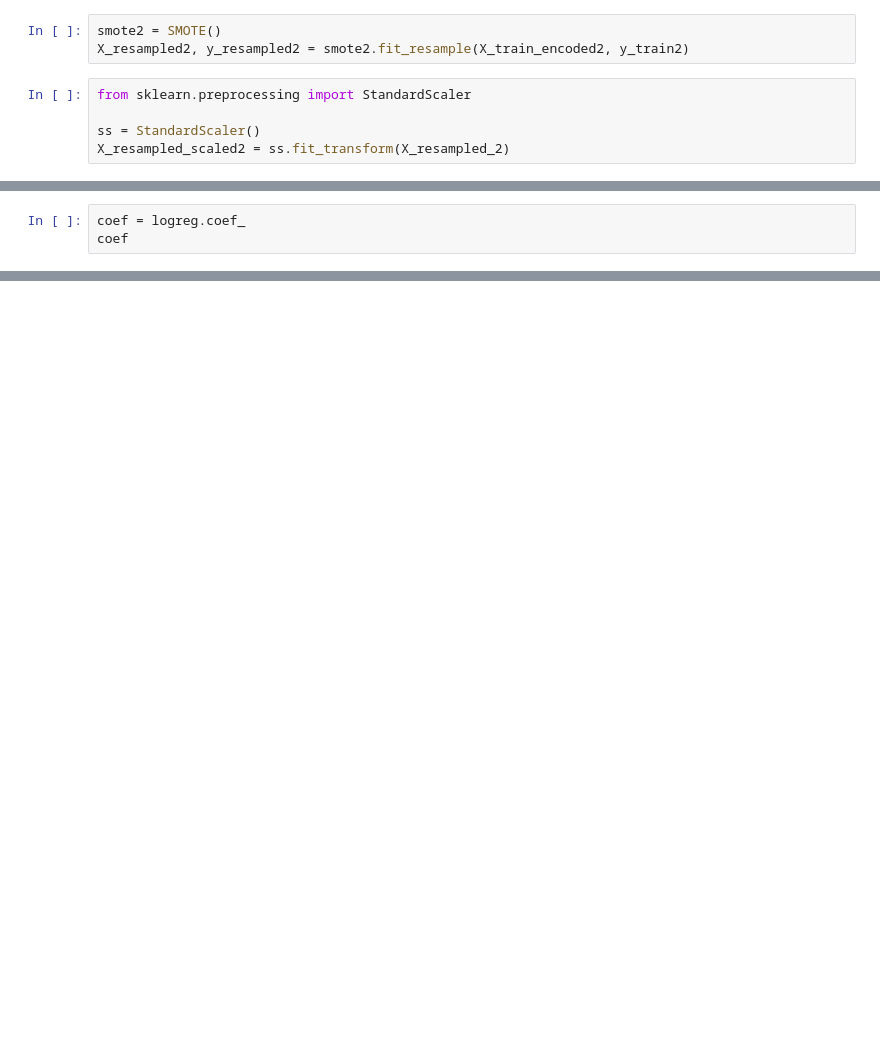
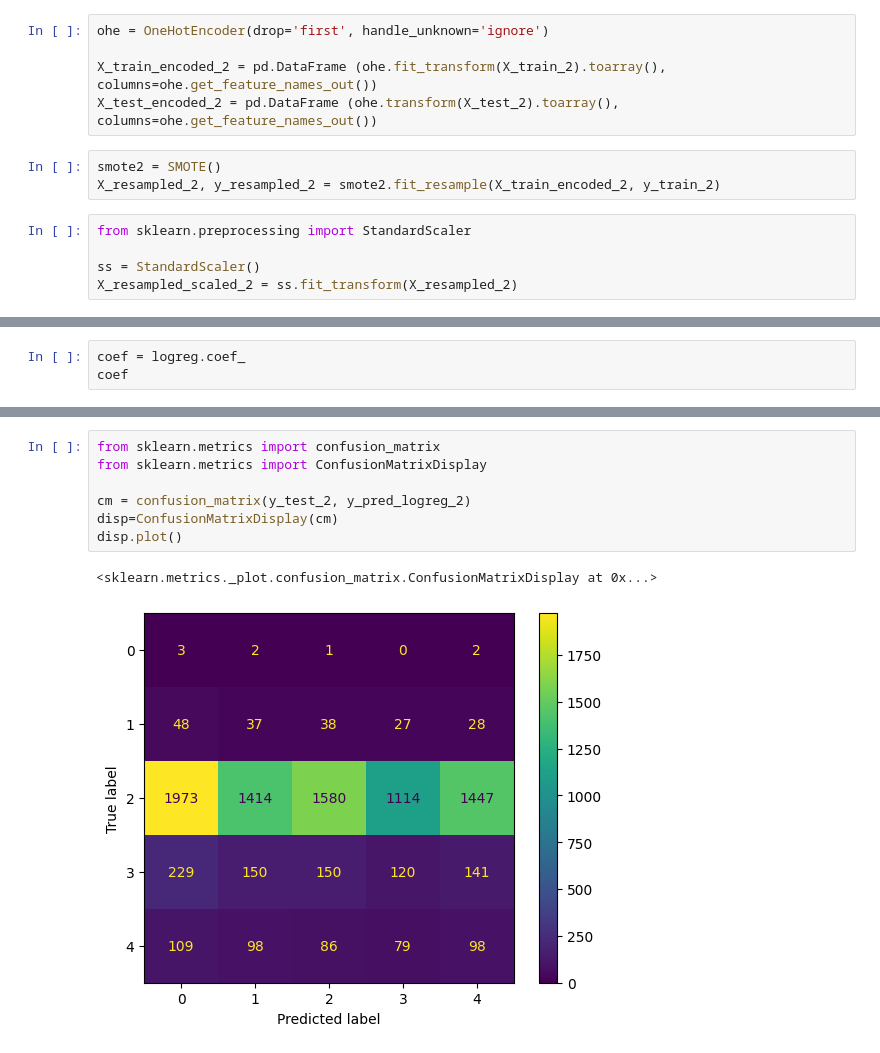
Before and after one commit to SangyunT/Chicago_Car_Crashes_Classification, a Jupyter notebook: Yun_index.ipynb, the cells around one changed output, grey strips where cells are left out. Cells and saved outputs as stored; diff of their text form; blank space fills up the shorter version.

```diff
--- a/Yun_index.ipynb
+++ b/Yun_index.ipynb
@@ -503,11 +571,16 @@ Here, the `MOST_SEVERE_INJURY` column is used instead of `INJURY_BINARY` to make
+# %%
+ohe = OneHotEncoder(drop='first', handle_unknown='ignore')
+
+X_train_encoded_2 = pd.DataFrame (ohe.fit_transform(X_train_2).toarray(), columns=ohe.get_feature_names_out())
+X_test_encoded_2 = pd.DataFrame (ohe.transform(X_test_2).toarray(), columns=ohe.get_feature_names_out())
 # %%
 smote2 = SMOTE()
-X_resampled2, y_resampled2 = smote2.fit_resample(X_train_encoded2, y_train2)
+X_resampled_2, y_resampled_2 = smote2.fit_resample(X_train_encoded_2, y_train_2)
 # %%
 from sklearn.preprocessing import StandardScaler
 
 ss = StandardScaler()
-X_resampled_scaled2 = ss.fit_transform(X_resampled_2)
+X_resampled_scaled_2 = ss.fit_transform(X_resampled_2)
 # %%
 from sklearn.linear_model import LogisticRegression
 
@@ -559,0 +648,10 @@ model_recall
+# %%
+from sklearn.metrics import confusion_matrix
+from sklearn.metrics import ConfusionMatrixDisplay
+
+cm = confusion_matrix(y_test_2, y_pred_logreg_2)
+disp=ConfusionMatrixDisplay(cm)
+disp.plot()
+# %% [output]
+<sklearn.metrics._plot.confusion_matrix.ConfusionMatrixDisplay at 0x...>
+[figure, added]
```
Also changed, not shown: parts of 27 cells of this notebook.
